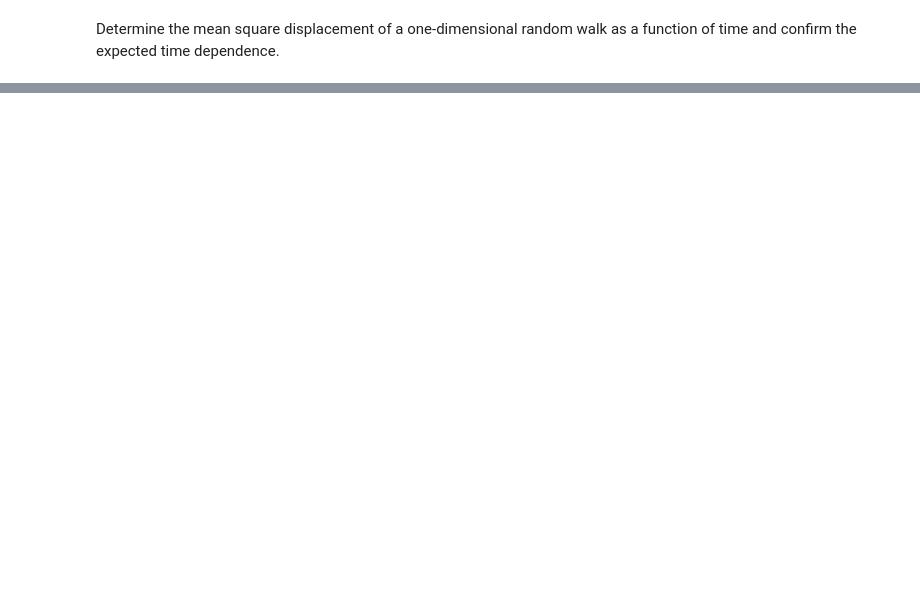
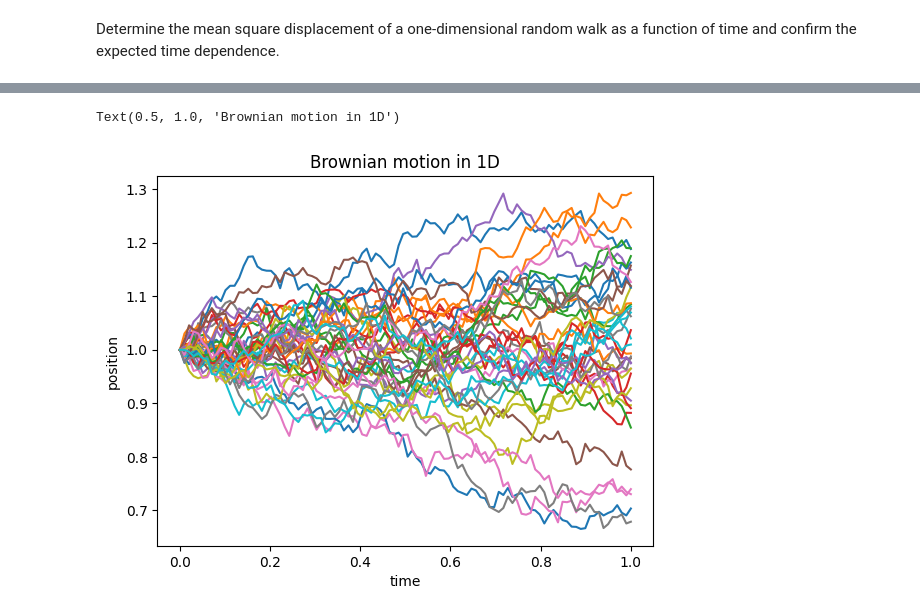
Before and after one commit to corinnawegner/Physics_of_complex_systems, a Jupyter notebook: Assignment 6/Assignment_6_Corinna_Wegner.ipynb, the cells around one changed output, grey strips where cells are left out. Drawn from its saved outputs; the diff is of its cells as text; code cells hidden in the pictures; blank space fills up the shorter version.

```diff
--- a/Assignment 6/Assignment_6_Corinna_Wegner.ipynb
+++ b/Assignment 6/Assignment_6_Corinna_Wegner.ipynb
@@ -22,0 +111,14 @@ def MSD_theoretical(D, delta_t):
+# %%
+y0 = np.ones(40)
+t = np.linspace(0,1,100)
+dt = 1e-4
+
+y = eulermaruyama(t, y0, dt, f, G)
+# %%
+plt.plot(t, y)
+plt.xlabel("time")
+plt.ylabel("position")
+plt.title("Brownian motion in 1D")
+# %% [output]
+Text(0.5, 1.0, 'Brownian motion in 1D')
+[figure, added]
```
Also changed, not shown: parts of 10 cells of this notebook.
